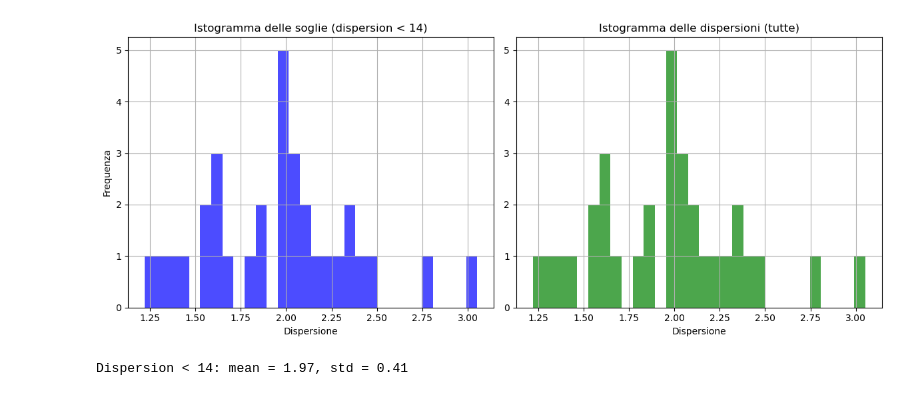
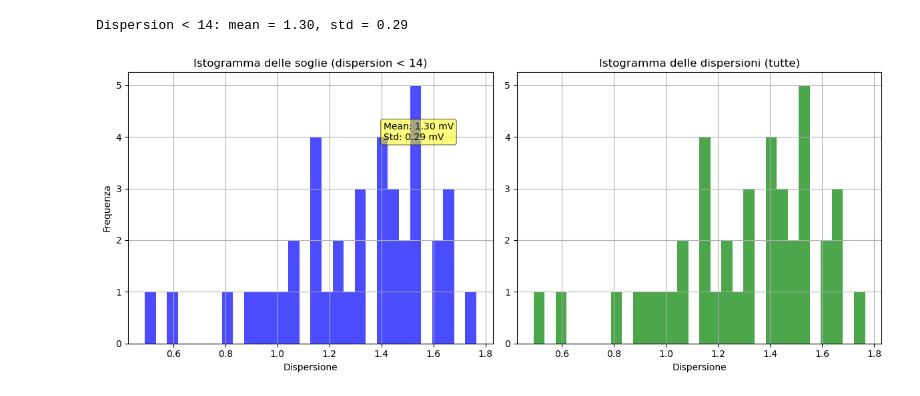
Before and after one commit to agalliani/falaphel3-daq, a Jupyter notebook: analisi-matrice.ipynb, the cells around one changed output. Saved outputs shown, nothing was run; the diff lists cells and outputs as text; code cells hidden in the pictures.

```diff
--- a/analisi-matrice.ipynb
+++ b/analisi-matrice.ipynb
@@ -2,7 +2,7 @@
 from pathlib import Path
 import pandas as pd
 
-path = Path("software_daq") / "export" / "export_matrix_scan_251107_164102_cap50_submatrix.tsv"
+path = Path("misure_interessanti") / "submatrix" / "export_matrix_scan_251110_163602_cap50_submatrix.tsv"
 
 if not path.exists():
     raise FileNotFoundError(f"File non trovato: {path.resolve()}")
@@ -108,38 +187,45 @@ Soglia media: 75.46 ± 0.42
 # %%
 # Visualizza gli elementi della colonna 'threshold' del dataframe fit_df
 
 #for v in fit_df["dispersion"]:
 #    print(v)
 thr_lt14 = fit_df.loc[fit_df["dispersion"] < 14, "dispersion"]
 
+
+
+
+
+# calcola media e deviazione standard della distribuzione di thr_lt14 se fit gaussiana
+mean_dispersion = thr_lt14.mean()
+std_dispersion = thr_lt14.std()
+
+print(f"Dispersion < 14: mean = {mean_dispersion:.2f}, std = {std_dispersion:.2f}")
 
 
 # affianca i due istogrammi (side-by-side)
 fig_hist, axs_hist = plt.subplots(1, 2, figsize=(12, 5))
 
 axs_hist[0].hist(thr_lt14.dropna(), bins=30, color='blue', alpha=0.7)
 
 axs_hist[0].set_title("Istogramma delle soglie (dispersion < 14)")
 axs_hist[0].set_xlabel("Dispersione")
 axs_hist[0].set_ylabel("Frequenza")
 axs_hist[0].grid(True)
 
 
 
 axs_hist[1].hist(fit_df["dispersion"].dropna(), bins=30, color='green', alpha=0.7)
 axs_hist[1].set_title("Istogramma delle dispersioni (tutte)")
 axs_hist[1].set_xlabel("Dispersione")
 axs_hist[1].grid(True)
 
+# annotazione con media e deviazione standard
+axs_hist[0].annotate(f"Mean: {mean_dispersion:.2f} mV\nStd: {std_dispersion:.2f} mV",
+                     xy=(0.70, 0.75), xycoords='axes fraction',
+                     bbox=dict(boxstyle="round,pad=0.3", fc="yellow", alpha=0.5))
+
 plt.tight_layout()
 plt.show()
-
-
-# calcola media e deviazione standard della distribuzione di thr_lt14 se fit gaussiana
-mean_dispersion = thr_lt14.mean()
-std_dispersion = thr_lt14.std()
-
-print(f"Dispersion < 14: mean = {mean_dispersion:.2f}, std = {std_dispersion:.2f}")
 # %% [output]
+Dispersion < 14: mean = 1.30, std = 0.29
-[figure, old version]
+[figure, new version]
-Dispersion < 14: mean = 1.97, std = 0.41
```
Also changed, not shown: parts of 4 cells of this notebook, 19 other files.
